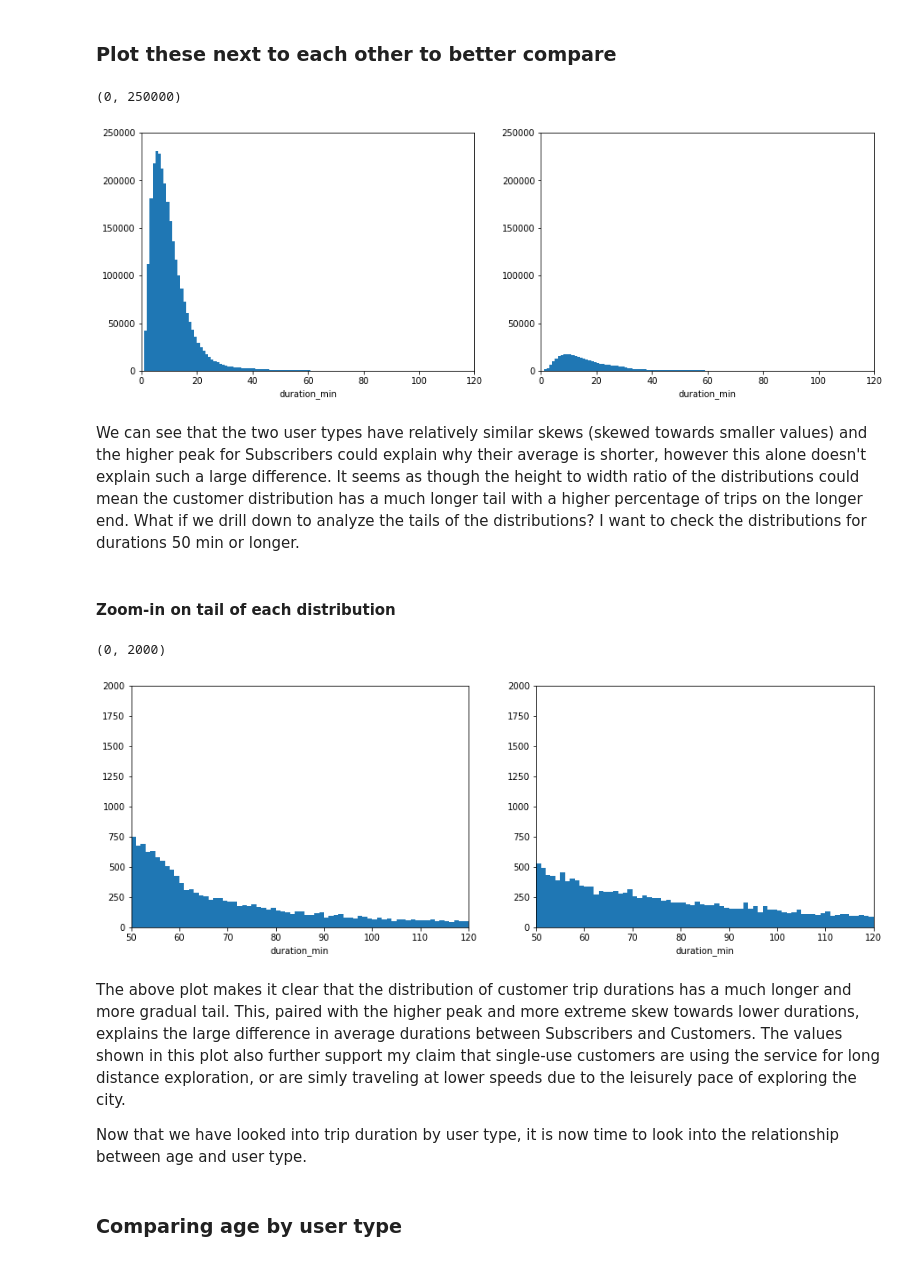
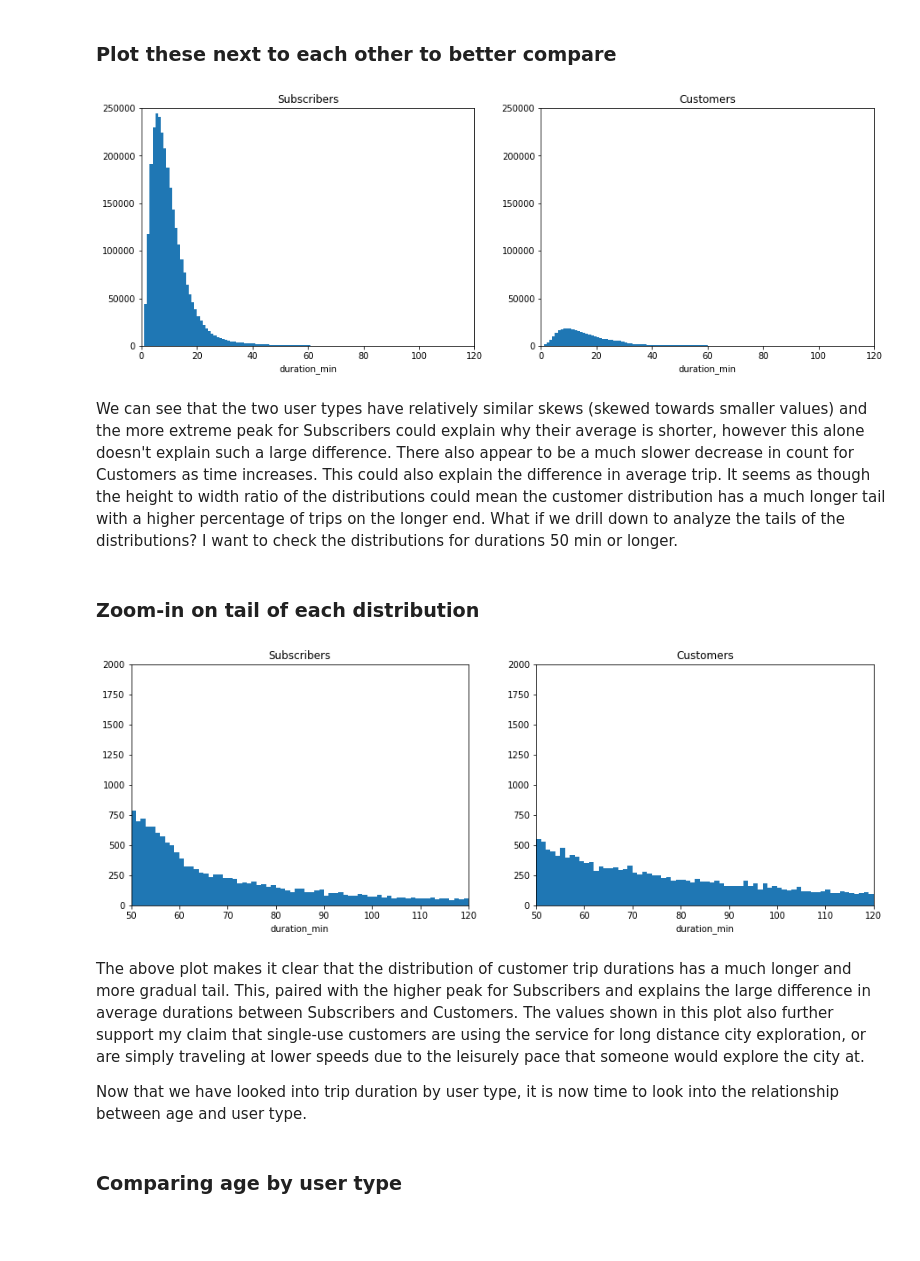
Before and after one commit to mga321/ford_gobike, a Jupyter notebook: ford-go-bike-exploratory-analysis.ipynb, the cells around one changed output. Drawn from its saved outputs; the diff is of its cells as text; code cells hidden in the pictures; blank space fills up the shorter version.

```diff
--- a/ford-go-bike-exploratory-analysis.ipynb
+++ b/ford-go-bike-exploratory-analysis.ipynb
@@ -355,51 +373,53 @@ plt.ylim((0,250000));
 # %%
 plt.figure(figsize = [15, 5]) # larger figure size for subplots
 
-# example of somewhat too-large bin size
+# Subscriber plot
 plt.subplot(1, 2, 1) # 1 row, 2 cols, subplot 1
 bin_edges = np.arange(0, df['duration_min'].max()+1, 1)
 sns.distplot(df_subscriber['duration_min'], bins = bin_edges, kde = False,
             hist_kws = {'alpha' : 1})
-plt.xlim((0,120))
-plt.ylim((0,250000))
+plt.title('Subscribers')
+plt.xlim((0,120));
+plt.ylim((0,250000));
 
-# example of somewhat too-small bin size
+# Customer plot
 plt.subplot(1, 2, 2) # 1 row, 2 cols, subplot 2
 bin_edges = np.arange(0, df['duration_min'].max()+1, 1)
 sns.distplot(df_customer['duration_min'], bins = bin_edges, kde = False,
             hist_kws = {'alpha' : 1})
-plt.xlim((0,120))
-plt.ylim((0,250000))
+plt.title('Customers')
+plt.xlim((0,120));
+plt.ylim((0,250000));
 # %% [output]
-(0, 250000)
-[figure, old version]
+[figure, new version]
 # %% [markdown]
-We can see that the two user types have relatively similar skews (skewed towards smaller values) and the higher peak for Subscribers could explain why their average is shorter, however this alone doesn't explain such a large difference. It seems as though the height to width ratio of the distributions could mean the customer distribution has a much longer tail with a higher percentage of trips on the longer end. What if we drill down to analyze the tails of the distributions? I want to check the distributions for durations 50 min or longer.
+We can see that the two user types have relatively similar skews (skewed towards smaller values) and the more extreme peak for Subscribers could explain why their average is shorter, however this alone doesn't explain such a large difference. There also appear to be a much slower decrease in count for Customers as time increases. This could also explain the difference in average trip. It seems as though the height to width ratio of the distributions could mean the customer distribution has a much longer tail with a higher percentage of trips on the longer end. What if we drill down to analyze the tails of the distributions? I want to check the distributions for durations 50 min or longer.
 # %% [markdown]
-#### Zoom-in on tail of each distribution
+### Zoom-in on tail of each distribution
 # %%
 plt.figure(figsize = [15, 5]) # larger figure size for subplots
 
-# example of somewhat too-large bin size
+# Subscriber plot
 plt.subplot(1, 2, 1) # 1 row, 2 cols, subplot 1
 bin_edges = np.arange(0, df['duration_min'].max()+1, 1)
 sns.distplot(df_subscriber['duration_min'], bins = bin_edges, kde = False,
             hist_kws = {'alpha' : 1})
-plt.xlim((50,120))
-plt.ylim((0,2000))
+plt.title('Subscribers')
+plt.xlim((50,120));
+plt.ylim((0,2000));
 
-# example of somewhat too-small bin size
+# Customer plot
 plt.subplot(1, 2, 2) # 1 row, 2 cols, subplot 2
 bin_edges = np.arange(0, df['duration_min'].max()+1, 1)
 sns.distplot(df_customer['duration_min'], bins = bin_edges, kde = False,
             hist_kws = {'alpha' : 1})
-plt.xlim((50,120))
-plt.ylim((0,2000))
+plt.title('Customers')
+plt.xlim((50,120));
+plt.ylim((0,2000));
 # %% [output]
-(0, 2000)
-[figure, old version]
+[figure, new version]
 # %% [markdown]
-The above plot makes it clear that the distribution of customer trip durations has a much longer and more gradual tail. This, paired with the higher peak and more extreme skew towards lower durations, explains the large difference in average durations between Subscribers and Customers. The values shown in this plot also further support my claim that single-use customers are using the service for long distance exploration, or are simly traveling at lower speeds due to the leisurely pace of exploring the city.
+The above plot makes it clear that the distribution of customer trip durations has a much longer and more gradual tail. This, paired with the higher peak for Subscribers and explains the large difference in average durations between Subscribers and Customers. The values shown in this plot also further support my claim that single-use customers are using the service for long distance city exploration, or are simply traveling at lower speeds due to the leisurely pace that someone would explore the city at.
 
 Now that we have looked into trip duration by user type, it is now time to look into the relationship between age and user type.
 # %% [markdown]
```
Also changed, not shown: parts of 44 cells of this notebook.
